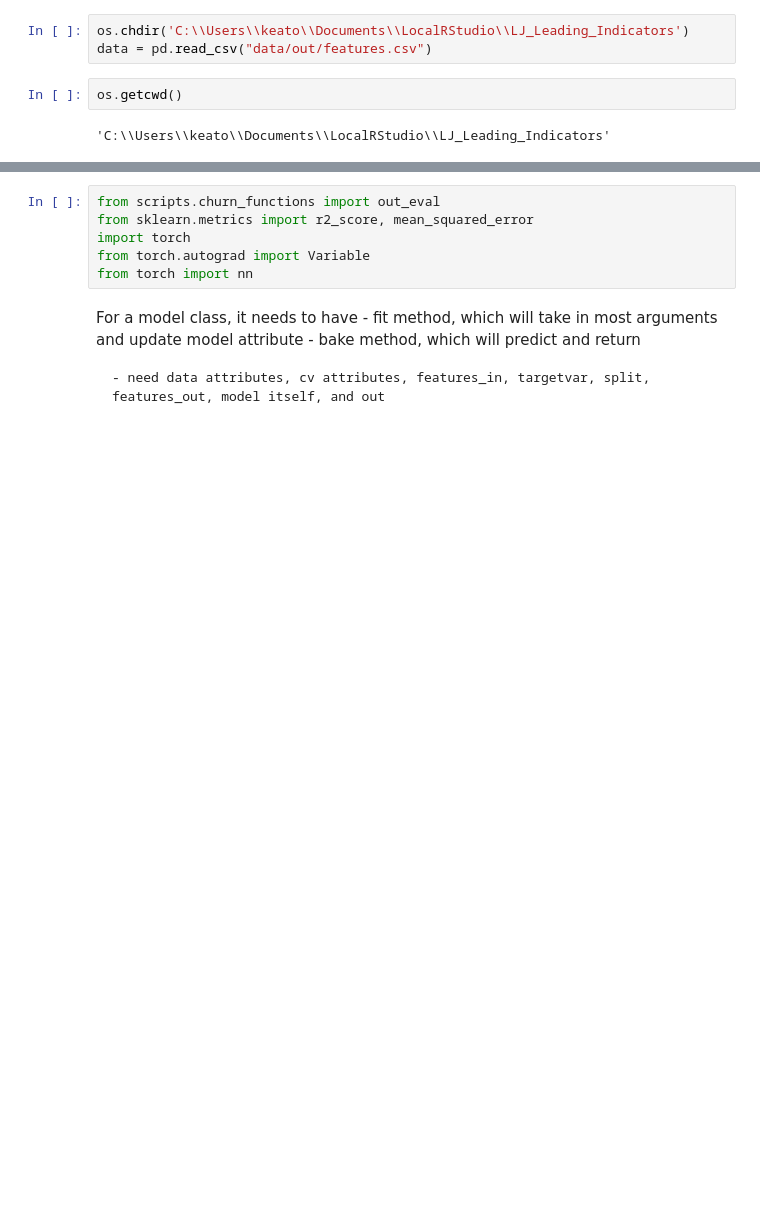
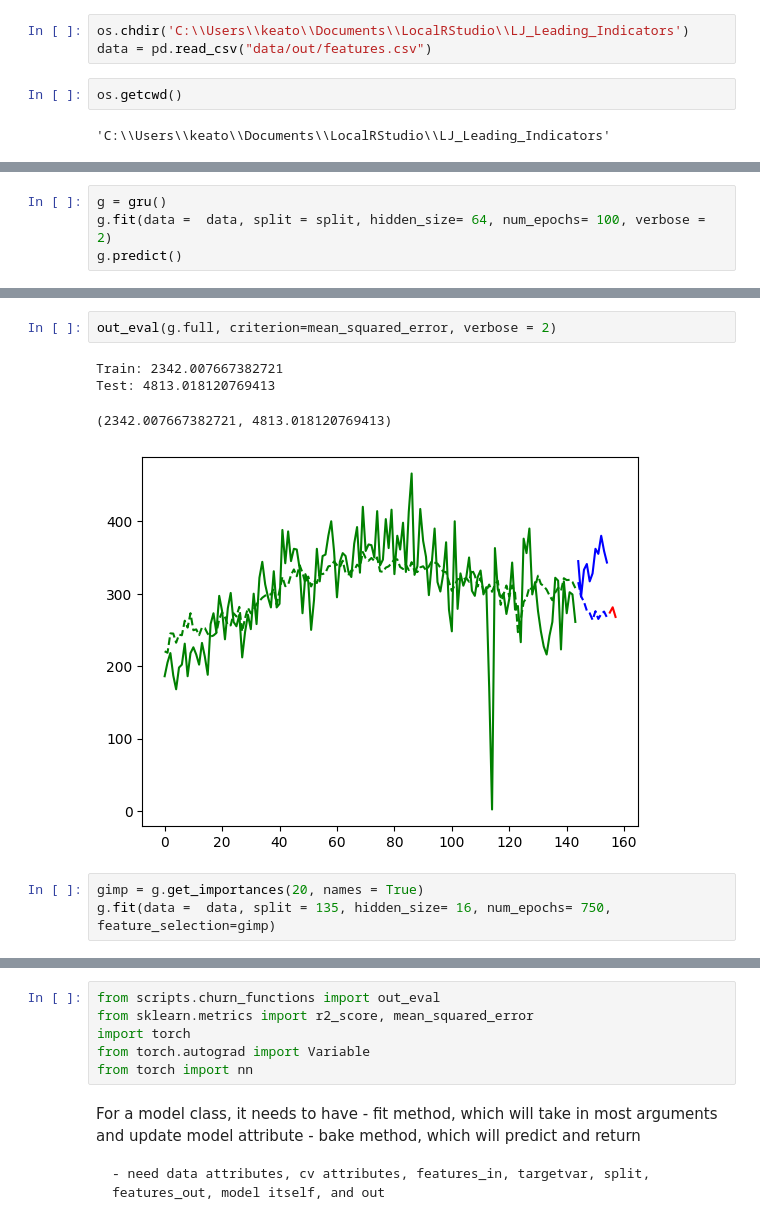
Before and after one commit to kmarkey/LJ_Leading_Indicators, a Jupyter notebook: models/dev/notebooks/train.ipynb, the cells around one changed output, grey strips where cells are left out. Drawn from its saved outputs; the diff is of its cells as text; blank space fills up the shorter version.

```diff
--- a/models/dev/notebooks/train.ipynb
+++ b/models/dev/notebooks/train.ipynb
@@ -47,0 +68,4 @@ a = arima()
+# %%
+g = gru()
+g.fit(data =  data, split = split, hidden_size= 64, num_epochs= 100, verbose = 2)
+g.predict()
@@ -47,0 +83,10 @@ a = arima()
+# %%
+out_eval(g.full, criterion=mean_squared_error, verbose = 2)
+# %% [output]
+Train: 2342.007667382721
+Test: 4813.018120769413
+(2342.007667382721, 4813.018120769413)
+[figure, added]
+# %%
+gimp = g.get_importances(20, names = True)
+g.fit(data =  data, split = 135, hidden_size= 16, num_epochs= 750, feature_selection=gimp)
```
Also changed, not shown: parts of 18 cells of this notebook, 54 other files.
